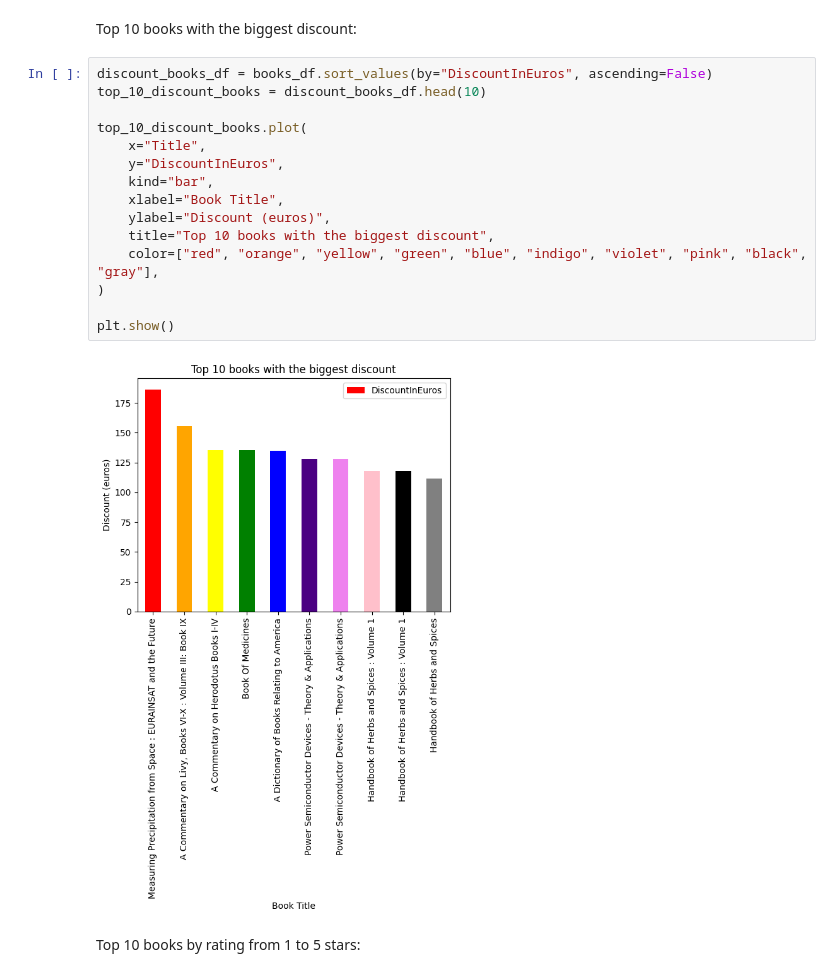
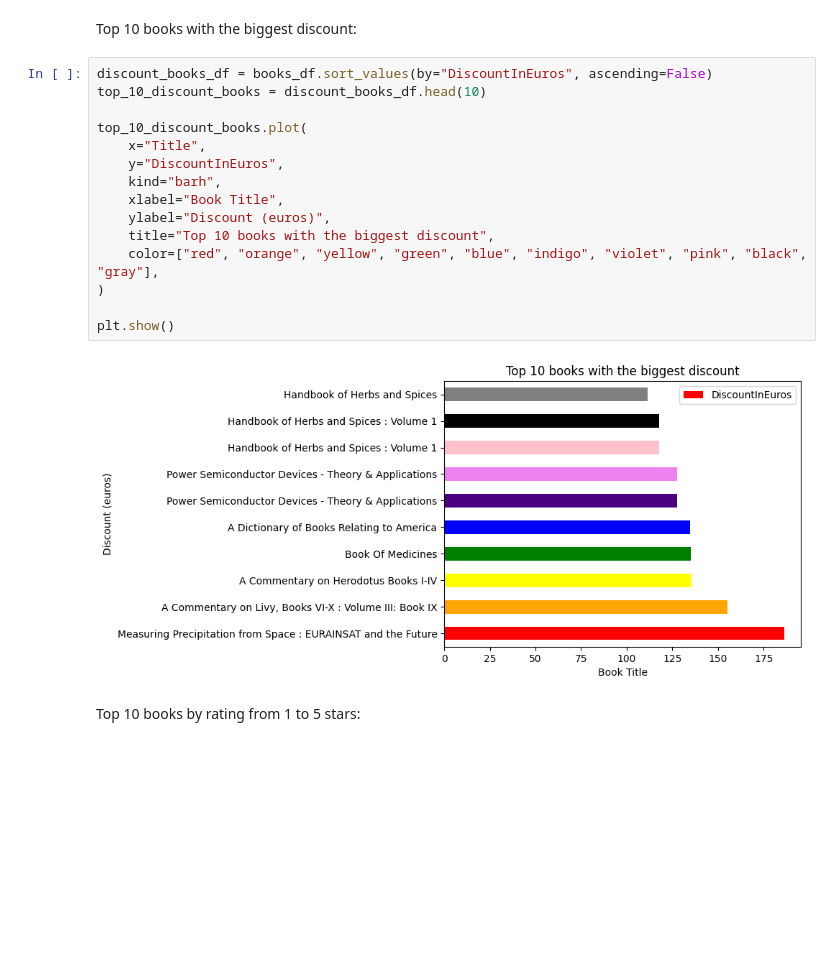
Before and after one commit to Vasyl-Poremchuk/book-scraping-and-data-analysis, a Jupyter notebook: book_analysis/book_analysis.ipynb, the cells around one changed output. Drawn from its saved outputs; the diff is of its cells as text; blank space fills up the shorter version.

```diff
--- a/book_analysis/book_analysis.ipynb
+++ b/book_analysis/book_analysis.ipynb
@@ -487,20 +487,20 @@ Top 10 books with the biggest discount:
 # %%
 discount_books_df = books_df.sort_values(by="DiscountInEuros", ascending=False)
 top_10_discount_books = discount_books_df.head(10)
 
 top_10_discount_books.plot(
     x="Title",
     y="DiscountInEuros",
-    kind="bar",
+    kind="barh",
     xlabel="Book Title",
     ylabel="Discount (euros)",
     title="Top 10 books with the biggest discount",
     color=["red", "orange", "yellow", "green", "blue", "indigo", "violet", "pink", "black", "gray"],
 )
 
 plt.show()
 # %% [output]
-[figure, old version]
+[figure, new version]
 # %% [markdown]
 Top 10 books by rating from 1 to 5 stars:
 # %%
```
Also changed, not shown: parts of 7 cells of this notebook.
